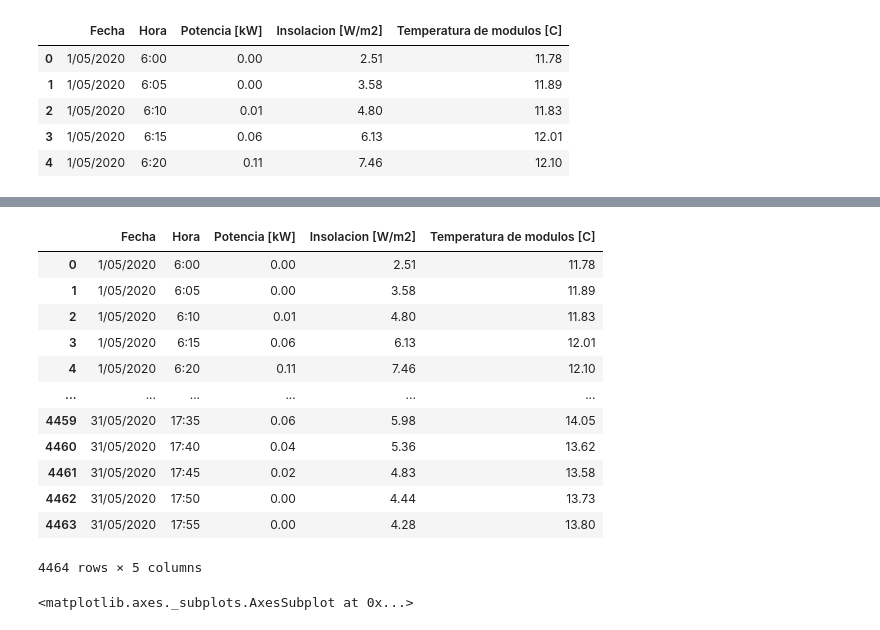
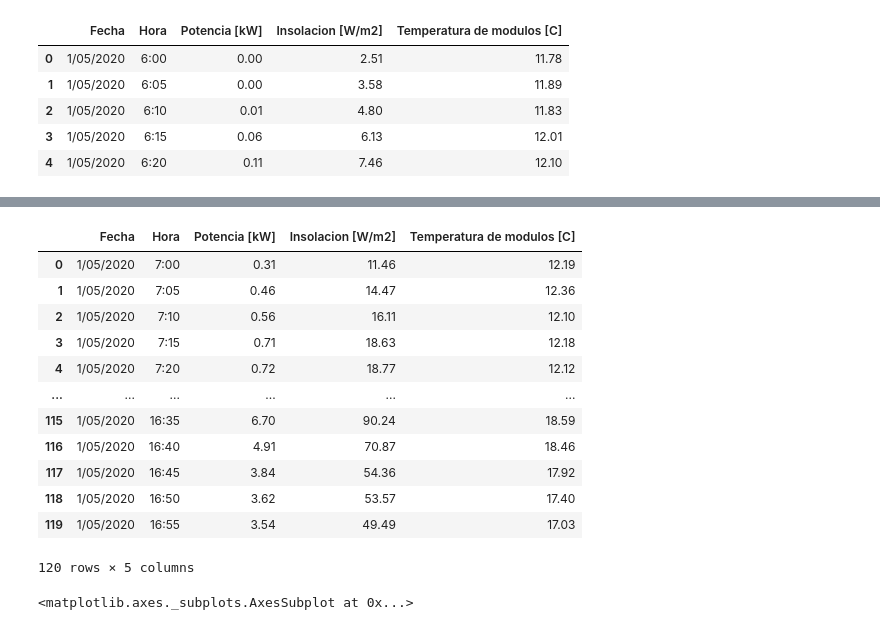
Before and after one commit to only-Robin/Proyecto-Electronica, a Jupyter notebook: DATOS SOLAR/Pre procesados/SARIMAX.ipynb, the cells around one changed output, grey strips where cells are left out. Saved outputs shown, nothing was run; the diff lists cells and outputs as text; code cells hidden in the pictures.

```diff
--- a/DATOS SOLAR/Pre procesados/SARIMAX.ipynb
+++ b/DATOS SOLAR/Pre procesados/SARIMAX.ipynb
@@ -40,0 +52,33 @@ abril.set_index(np.array(range(3600)),inplace = True)
+# %%
+# Reemplazo de los valores de potencia iguales a 0.00
+horas = ['6:00',
+ '6:05',
+ '6:10',
+ '6:15',
+ '6:20',
+ '6:25',
+ '6:30',
+ '6:35',
+ '6:40',
+ '6:45',
+ '6:50',
+ '6:55',
+ '17:00',
+ '17:05',
+ '17:10',
+ '17:15',
+ '17:20',
+ '17:25',
+ '17:30',
+ '17:35',
+ '17:40',
+ '17:45',
+ '17:50',
+ '17:55']
+
+for h in horas:
+        abril = abril[abril.Hora!= h]
+        mayo = mayo[mayo.Hora!=h]
+abril.set_index(np.array(range(3600)),inplace = True)
+mayo.set_index(np.array(range(len(mayo))),inplace = True)
+abril[0:120]
@@ -41,19 +99,19 @@ abril.set_index(np.array(range(3600)),inplace = True)
 # %%
-mayo
+mayo.head(120)
 # %% [output]
 |  | Fecha | Hora | Potencia [kW] | Insolacion [W/m2] | Temperatura de modulos [C] |
-| 0 | 1/05/2020 | 6:00 | 0.00 | 2.51 | 11.78 |
-| 1 | 1/05/2020 | 6:05 | 0.00 | 3.58 | 11.89 |
-| 2 | 1/05/2020 | 6:10 | 0.01 | 4.80 | 11.83 |
-| 3 | 1/05/2020 | 6:15 | 0.06 | 6.13 | 12.01 |
-| 4 | 1/05/2020 | 6:20 | 0.11 | 7.46 | 12.10 |
+| 0 | 1/05/2020 | 7:00 | 0.31 | 11.46 | 12.19 |
+| 1 | 1/05/2020 | 7:05 | 0.46 | 14.47 | 12.36 |
+| 2 | 1/05/2020 | 7:10 | 0.56 | 16.11 | 12.10 |
+| 3 | 1/05/2020 | 7:15 | 0.71 | 18.63 | 12.18 |
+| 4 | 1/05/2020 | 7:20 | 0.72 | 18.77 | 12.12 |
 | ... | ... | ... | ... | ... | ... |
-| 4459 | 31/05/2020 | 17:35 | 0.06 | 5.98 | 14.05 |
-| 4460 | 31/05/2020 | 17:40 | 0.04 | 5.36 | 13.62 |
-| 4461 | 31/05/2020 | 17:45 | 0.02 | 4.83 | 13.58 |
-| 4462 | 31/05/2020 | 17:50 | 0.00 | 4.44 | 13.73 |
-| 4463 | 31/05/2020 | 17:55 | 0.00 | 4.28 | 13.80 |
+| 115 | 1/05/2020 | 16:35 | 6.70 | 90.24 | 18.59 |
+| 116 | 1/05/2020 | 16:40 | 4.91 | 70.87 | 18.46 |
+| 117 | 1/05/2020 | 16:45 | 3.84 | 54.36 | 17.92 |
+| 118 | 1/05/2020 | 16:50 | 3.62 | 53.57 | 17.40 |
+| 119 | 1/05/2020 | 16:55 | 3.54 | 49.49 | 17.03 |
-4464 rows × 5 columns
+120 rows × 5 columns
 # %%
 abril['Potencia [kW]'].plot(figsize = (11,8))
 # %% [output]
```
Also changed, not shown: parts of 21 cells of this notebook, 12 other files.
